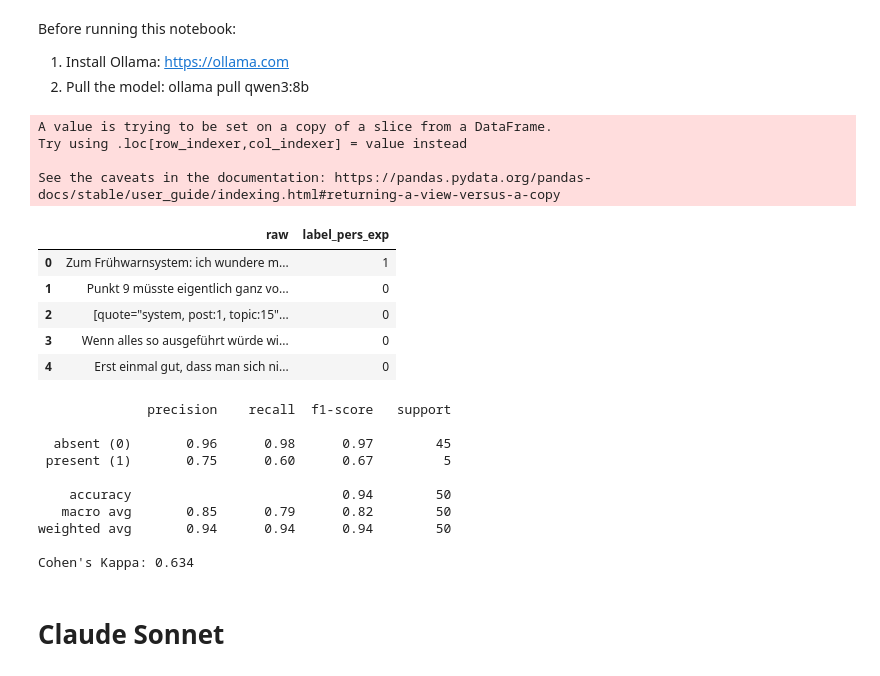
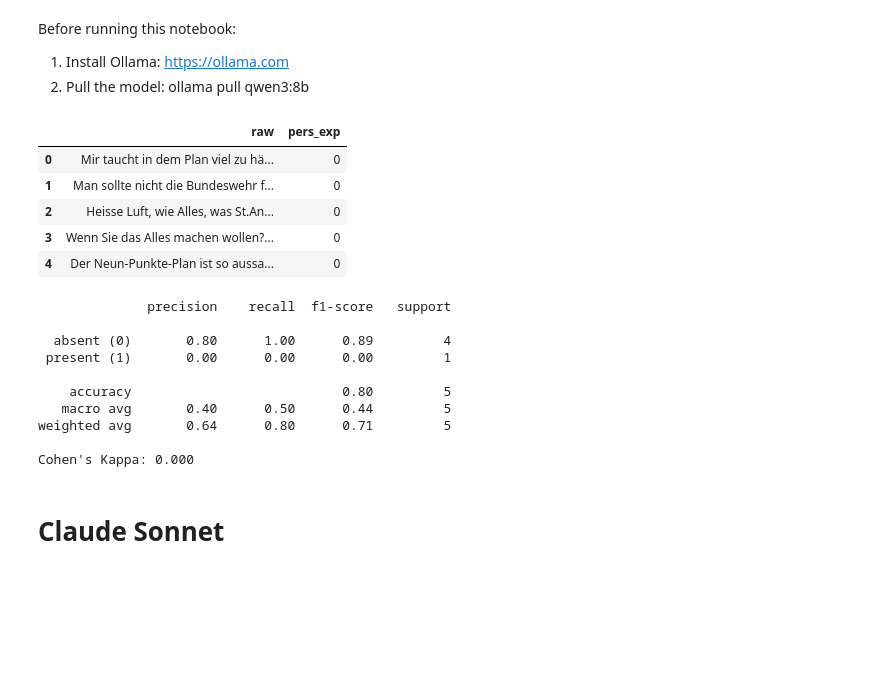
Before and after one commit to xc6pswfyxh/like_dislike, a Jupyter notebook: 04c_llm_classification.ipynb, the cells around one changed output. Saved outputs shown, nothing was run; the diff lists cells and outputs as text; code cells hidden in the pictures; blank space fills up the shorter version.

```diff
--- a/04c_llm_classification.ipynb
+++ b/04c_llm_classification.ipynb
@@ -11,8 +11,12 @@ import re
 from tqdm import tqdm
 # %%
 # loading comments data
-data_path = "data/comments/comments_manual_coding.xlsx"
-data_comments = pd.read_excel(data_path)
+data_cpath = "data/comments/comments.csv"
+data_comments = pd.read_csv(data_cpath, encoding="latin1")
+
+# loading comments data
+data_epath = "data/comments/comments_manual_coding.xlsx"
+data_eval = pd.read_excel(data_epath, engine="openpyxl")
 # %%
 SYSTEM_PROMPT = """You are a text classifier for a social science study.
 
@@ -60,33 +64,31 @@ def classify_personal_experience(text):
 # %%
 texts = data_comments["raw"].fillna("")
 
-texts = texts.head(50)
+texts = texts.head() # rmv
 
 results = []
 for t in tqdm(texts, desc="Classifying"):
     results.append(classify_personal_experience(t))
 # %%
-data_comments = data_comments.head(50)
+data_comments = data_comments.head() # rmv
 
-data_comments["label_pers_exp"] = results
-data_comments[["raw", "label_pers_exp"]].head()
+data_comments["pers_exp"] = results
+data_comments[["raw", "pers_exp"]].head()
 # %% [output]
-A value is trying to be set on a copy of a slice from a DataFrame.
-Try using .loc[row_indexer,col_indexer] = value instead
-
-See the caveats in the documentation: https://pandas.pydata.org/pandas-docs/stable/user_guide/indexing.html#returning-a-view-versus-a-copy
-|  | raw | label_pers_exp |
-| 0 | Zum Frühwarnsystem: ich wundere m... | 1 |
-| 1 | Punkt 9 müsste eigentlich ganz vo... | 0 |
-| 2 | [quote="system, post:1, topic:15"... | 0 |
-| 3 | Wenn alles so ausgeführt würde wi... | 0 |
-| 4 | Erst einmal gut, dass man sich ni... | 0 |
+|  | raw | pers_exp |
+| 0 | Mir taucht in dem Plan viel zu hä... | 0 |
+| 1 | Man sollte nicht die Bundeswehr f... | 0 |
+| 2 | Heisse Luft, wie Alles, was St.An... | 0 |
+| 3 | Wenn Sie das Alles machen wollen?... | 0 |
+| 4 | Der Neun-Punkte-Plan ist so aussa... | 0 |
 # %%
 from sklearn.metrics import classification_report, cohen_kappa_score
 
+data_eval = data_eval.head() # rmv
+
 # ground truth column = pers_exp, predicted = label_pers_exp
-y_true = data_comments["pers_exp"]
-y_pred = data_comments["label_pers_exp"]
+y_true = data_eval["pers_exp"]
+y_pred = data_comments["pers_exp"]
 
 # drop rows where either is missing or prediction failed (-1)
 mask = (y_true.notna()) & (y_pred != -1)
@@ -98,14 +100,14 @@ print(f"Cohen's Kappa: {cohen_kappa_score(y_true, y_pred):.3f}")
 # %% [output]
               precision    recall  f1-score   support
 
-  absent (0)       0.96      0.98      0.97        45
- present (1)       0.75      0.60      0.67         5
+  absent (0)       0.80      1.00      0.89         4
+ present (1)       0.00      0.00      0.00         1
 
-    accuracy                           0.94        50
-   macro avg       0.85      0.79      0.82        50
-weighted avg       0.94      0.94      0.94        50
+    accuracy                           0.80         5
+   macro avg       0.40      0.50      0.44         5
+weighted avg       0.64      0.80      0.71         5
 
-Cohen's Kappa: 0.634
+Cohen's Kappa: 0.000
 # %%
 data_comments.to_excel("data_comments_classified.xlsx", index=False)
 # %% [markdown]
```
Also changed, not shown: 13 other files.
